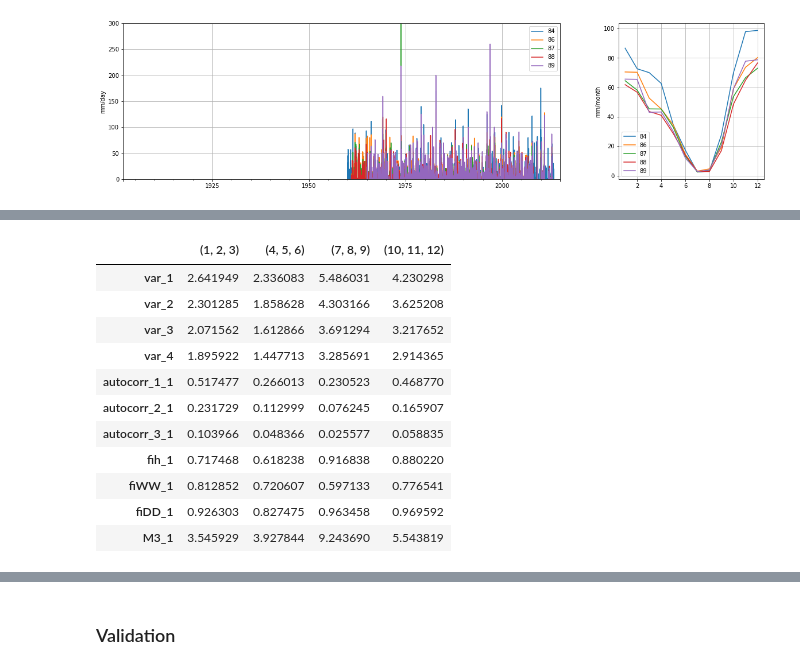
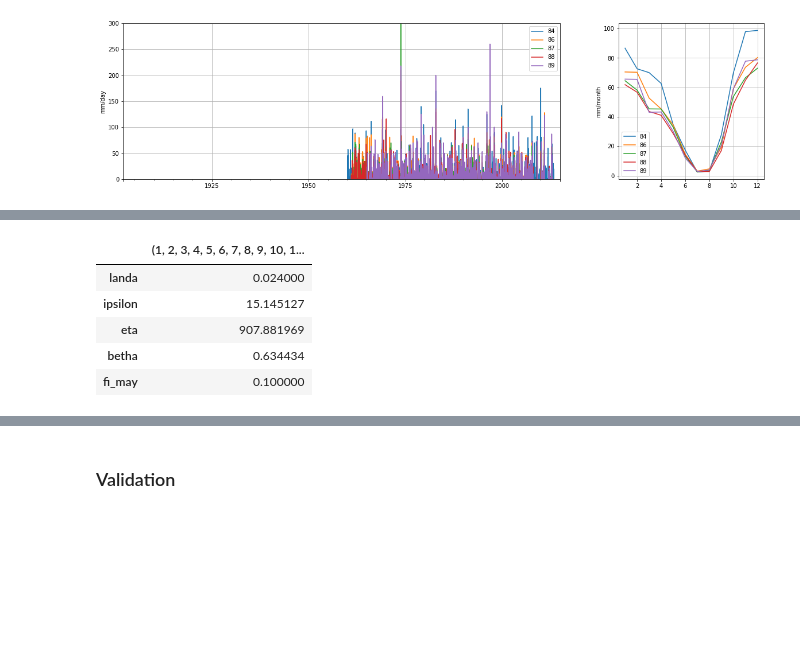
Before and after one commit to IHCantabria/NEOPRENE, a Jupyter notebook: notebooks/STNSRP_test.ipynb, the cells around one changed output, grey strips where cells are left out. Drawn from its saved outputs; the diff is of its cells as text; code cells hidden in the pictures; blank space fills up the shorter version.

```diff
--- a/notebooks/STNSRP_test.ipynb
+++ b/notebooks/STNSRP_test.ipynb
@@ -205,15 +1059,9 @@ Total error = 4.353446285370688
 # %%
-CAL1.statististics_Fit
+CAL1.Fitted_parameters
 # %% [output]
-|  | (1, 2, 3) | (4, 5, 6) | (7, 8, 9) | (10, 11, 12) |
-| var_1 | 2.641949 | 2.336083 | 5.486031 | 4.230298 |
-| var_2 | 2.301285 | 1.858628 | 4.303166 | 3.625208 |
-| var_3 | 2.071562 | 1.612866 | 3.691294 | 3.217652 |
-| var_4 | 1.895922 | 1.447713 | 3.285691 | 2.914365 |
-| autocorr_1_1 | 0.517477 | 0.266013 | 0.230523 | 0.468770 |
-| autocorr_2_1 | 0.231729 | 0.112999 | 0.076245 | 0.165907 |
-| autocorr_3_1 | 0.103966 | 0.048366 | 0.025577 | 0.058835 |
-| fih_1 | 0.717468 | 0.618238 | 0.916838 | 0.880220 |
-| fiWW_1 | 0.812852 | 0.720607 | 0.597133 | 0.776541 |
-| fiDD_1 | 0.926303 | 0.827475 | 0.963458 | 0.969592 |
-| M3_1 | 3.545929 | 3.927844 | 9.243690 | 5.543819 |
+|  | (1, 2, 3, 4, 5, 6, 7, 8, 9, 10, 1... |
+| landa | 0.024000 |
+| ipsilon | 15.145127 |
+| eta | 907.881969 |
+| betha | 0.634434 |
+| fi_may | 0.100000 |
```
Also changed, not shown: parts of 69 cells of this notebook, 7 other files.
